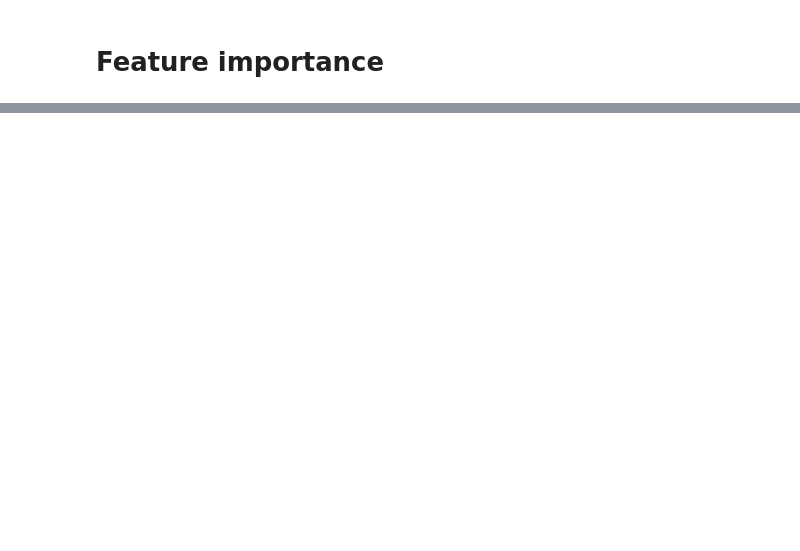
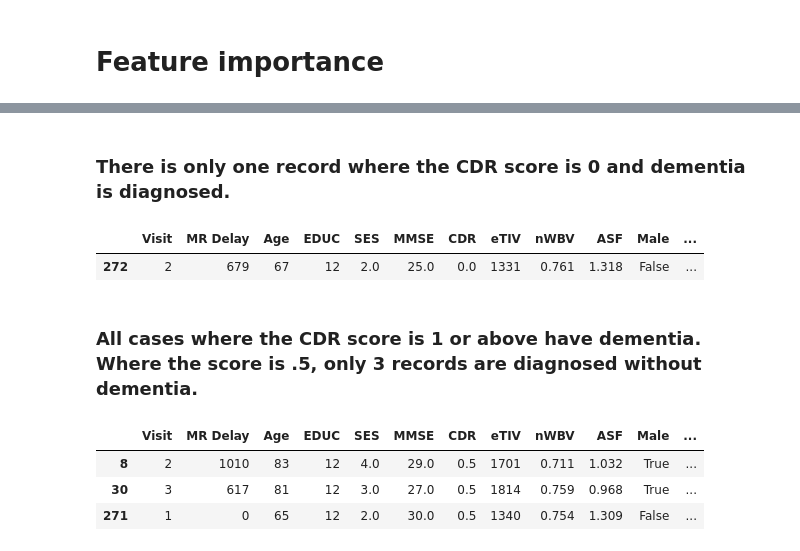
Before and after one commit to get-heard/dementia, a Jupyter notebook: predicting-dementia-with-xgboost.ipynb, the cells around one changed output, grey strips where cells are left out. Saved outputs shown, nothing was run; the diff lists cells and outputs as text; code cells hidden in the pictures; blank space fills up the shorter version.

```diff
--- a/predicting-dementia-with-xgboost.ipynb
+++ b/predicting-dementia-with-xgboost.ipynb
@@ -140,0 +134,5 @@ Name: CDR, dtype: int64
+# %%
+for n in nondemented:
+    df.Group.iloc[n] = 'Nondemented'
+for n in demented:
+    df.Group.iloc[n] = 'Demented'
@@ -274,0 +276,16 @@ eli5.show_weights(perm, feature_names = X_train.columns.tolist())
+# %% [markdown]
+### There is only one record where the CDR score is 0 and dementia is diagnosed.
+# %%
+df[(df.CDR == 0) & (df.Dementia == True)]
+# %% [output]
+|  | Visit | MR Delay | Age | EDUC | SES | MMSE | CDR | eTIV | nWBV | ASF | Male | ... |
+| 272 | 2 | 679 | 67 | 12 | 2.0 | 25.0 | 0.0 | 1331 | 0.761 | 1.318 | False | ... |
+# %% [markdown]
+### All cases where the CDR score is 1 or above have dementia. Where the score is .5, only 3 records are diagnosed without dementia.
+# %%
+df[(df.CDR == 0.5) & (df.Dementia == False)]
+# %% [output]
+|  | Visit | MR Delay | Age | EDUC | SES | MMSE | CDR | eTIV | nWBV | ASF | Male | ... |
+| 8 | 2 | 1010 | 83 | 12 | 4.0 | 29.0 | 0.5 | 1701 | 0.711 | 1.032 | True | ... |
+| 30 | 3 | 617 | 81 | 12 | 3.0 | 27.0 | 0.5 | 1814 | 0.759 | 0.968 | True | ... |
+| 271 | 1 | 0 | 65 | 12 | 2.0 | 30.0 | 0.5 | 1340 | 0.754 | 1.309 | False | ... |
```
Also changed, not shown: parts of 34 cells of this notebook.
